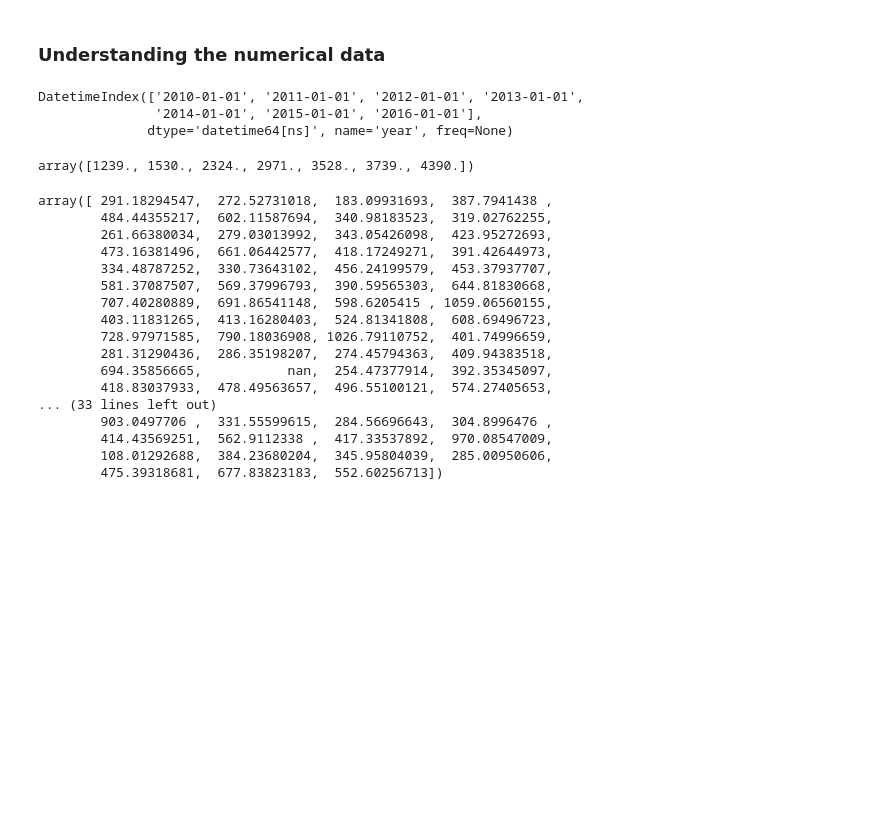
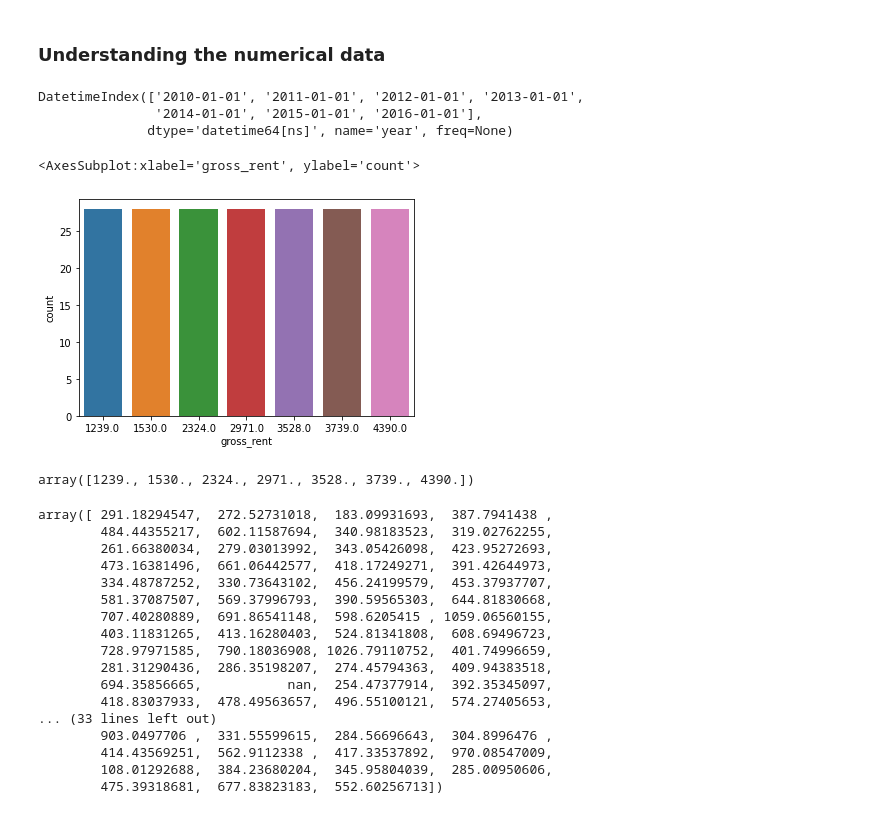
Before and after one commit to youssefabdelwahab/Californina-Housing-Market-Analysis-, a Jupyter notebook: rental_analysis.ipynb, the cells around one changed output. Cells and saved outputs as stored; diff of their text form; code cells hidden in the pictures; blank space fills up the shorter version.

Commit message:
doing data exploration

```diff
--- a/rental_analysis.ipynb
+++ b/rental_analysis.ipynb
@@ -168,6 +150,11 @@ neighborhoods_wo_missing_data_df.index.unique()
 DatetimeIndex(['2010-01-01', '2011-01-01', '2012-01-01', '2013-01-01',
                '2014-01-01', '2015-01-01', '2016-01-01'],
               dtype='datetime64[ns]', name='year', freq=None)
+# %%
+sns.countplot(neighborhoods_wo_missing_data_df.gross_rent)
+# %% [output]
+<AxesSubplot:xlabel='gross_rent', ylabel='count'>
+[figure, added]
 # %%
 neighborhoods_wo_missing_data_df.gross_rent.unique()
 # %% [output]
```
Also changed, not shown: parts of 10 cells of this notebook.
